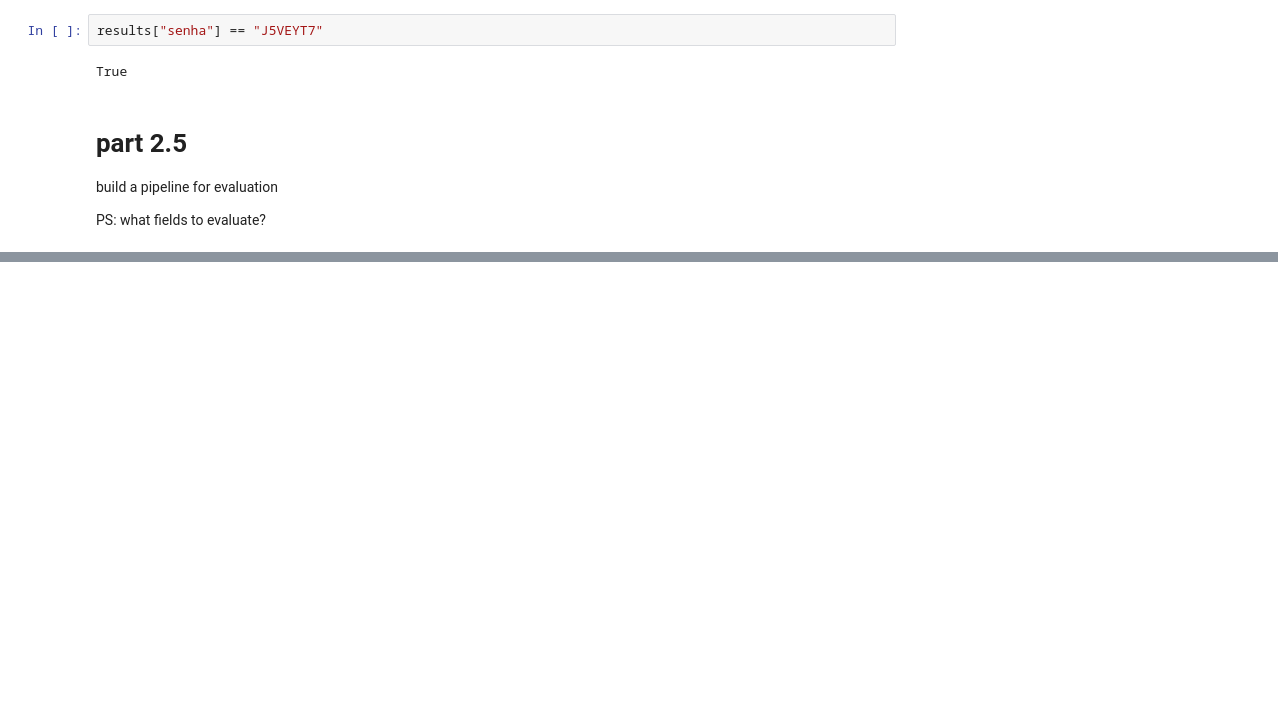
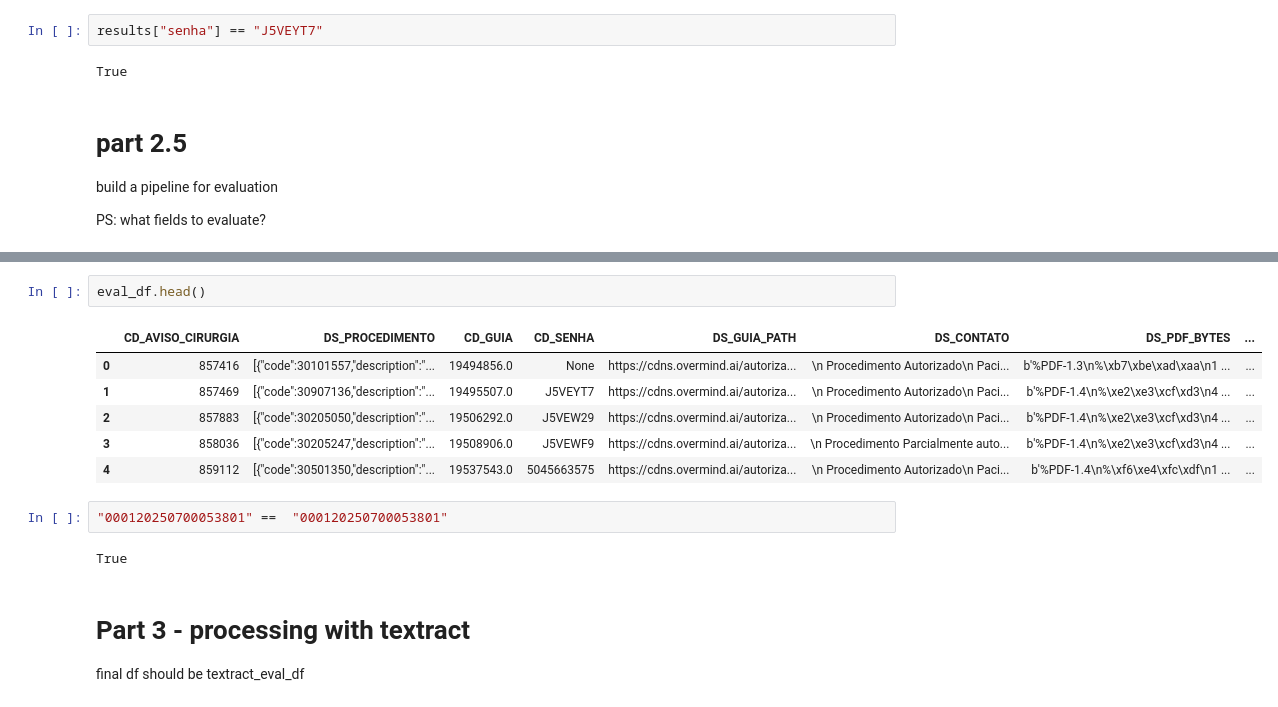
Before and after one commit to joao-thomaz-mle/autorizacoes-api, a Jupyter notebook: POC/03_llm_unstructured_eval.ipynb, the cells around one changed output, grey strips where cells are left out. Drawn from its saved outputs; the diff is of its cells as text; blank space fills up the shorter version.

```diff
--- a/POC/03_llm_unstructured_eval.ipynb
+++ b/POC/03_llm_unstructured_eval.ipynb
@@ -193,0 +381,17 @@ PS: what fields to evaluate?
+# %%
+eval_df.head()
+# %% [output]
+|  | CD_AVISO_CIRURGIA | DS_PROCEDIMENTO | CD_GUIA | CD_SENHA | DS_GUIA_PATH | DS_CONTATO | DS_PDF_BYTES | ... |
+| 0 | 857416 | [{"code":30101557,"description":"... | 19494856.0 | None | https://cdns.overmind.ai/autoriza... | \n Procedimento Autorizado\n Paci... | b'%PDF-1.3\n%\xb7\xbe\xad\xaa\n1 ... | ... |
+| 1 | 857469 | [{"code":30907136,"description":"... | 19495507.0 | J5VEYT7 | https://cdns.overmind.ai/autoriza... | \n Procedimento Autorizado\n Paci... | b'%PDF-1.4\n%\xe2\xe3\xcf\xd3\n4 ... | ... |
+| 2 | 857883 | [{"code":30205050,"description":"... | 19506292.0 | J5VEW29 | https://cdns.overmind.ai/autoriza... | \n Procedimento Autorizado\n Paci... | b'%PDF-1.4\n%\xe2\xe3\xcf\xd3\n4 ... | ... |
+| 3 | 858036 | [{"code":30205247,"description":"... | 19508906.0 | J5VEWF9 | https://cdns.overmind.ai/autoriza... | \n Procedimento Parcialmente auto... | b'%PDF-1.4\n%\xe2\xe3\xcf\xd3\n4 ... | ... |
+| 4 | 859112 | [{"code":30501350,"description":"... | 19537543.0 | 5045663575 | https://cdns.overmind.ai/autoriza... | \n Procedimento Autorizado\n Paci... | b'%PDF-1.4\n%\xf6\xe4\xfc\xdf\n1 ... | ... |
+# %%
+"000120250700053801" ==  "000120250700053801"
+# %% [output]
+True
+# %% [markdown]
+# Part 3 - processing with textract
+
+final df should be textract_eval_df
```
Also changed, not shown: parts of 22 cells of this notebook, 2 other files.
